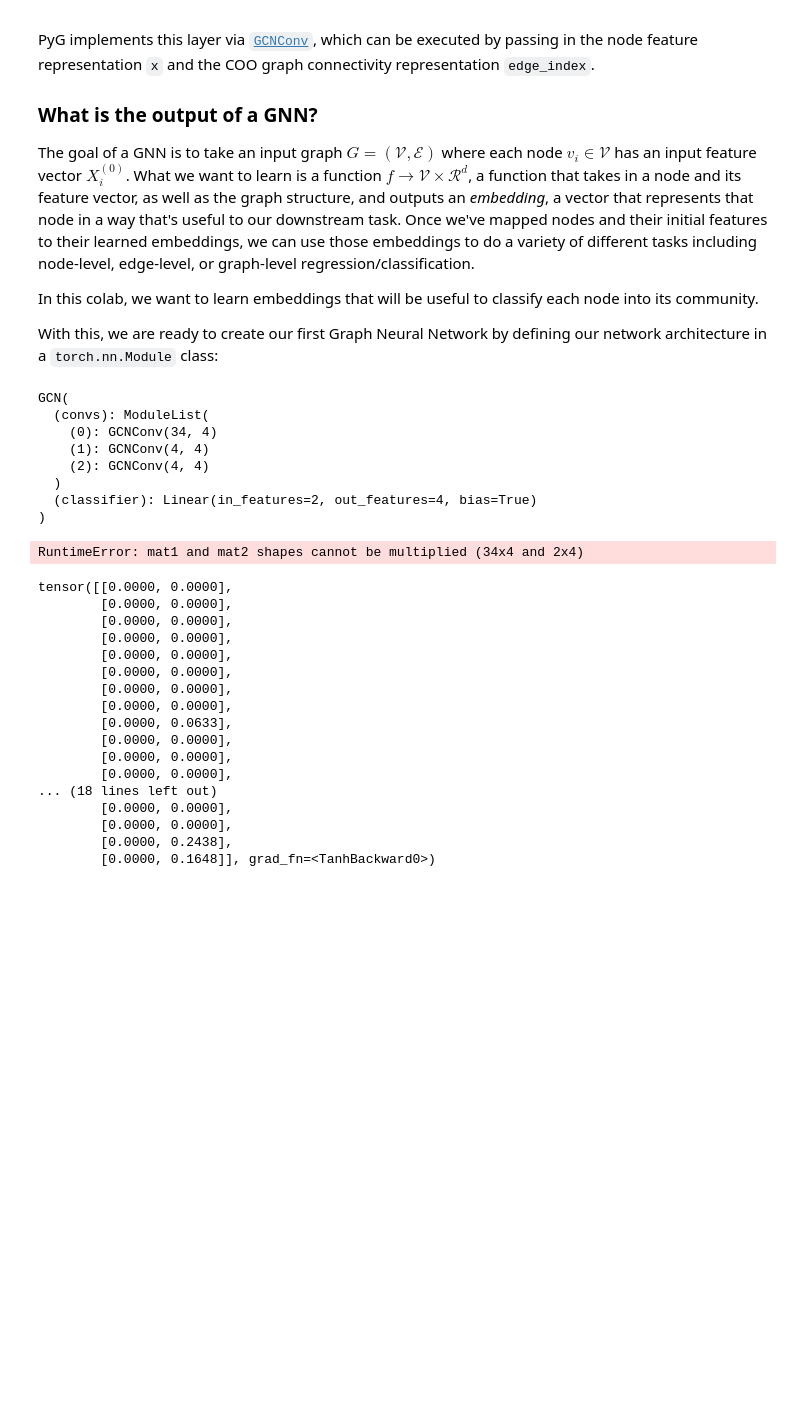
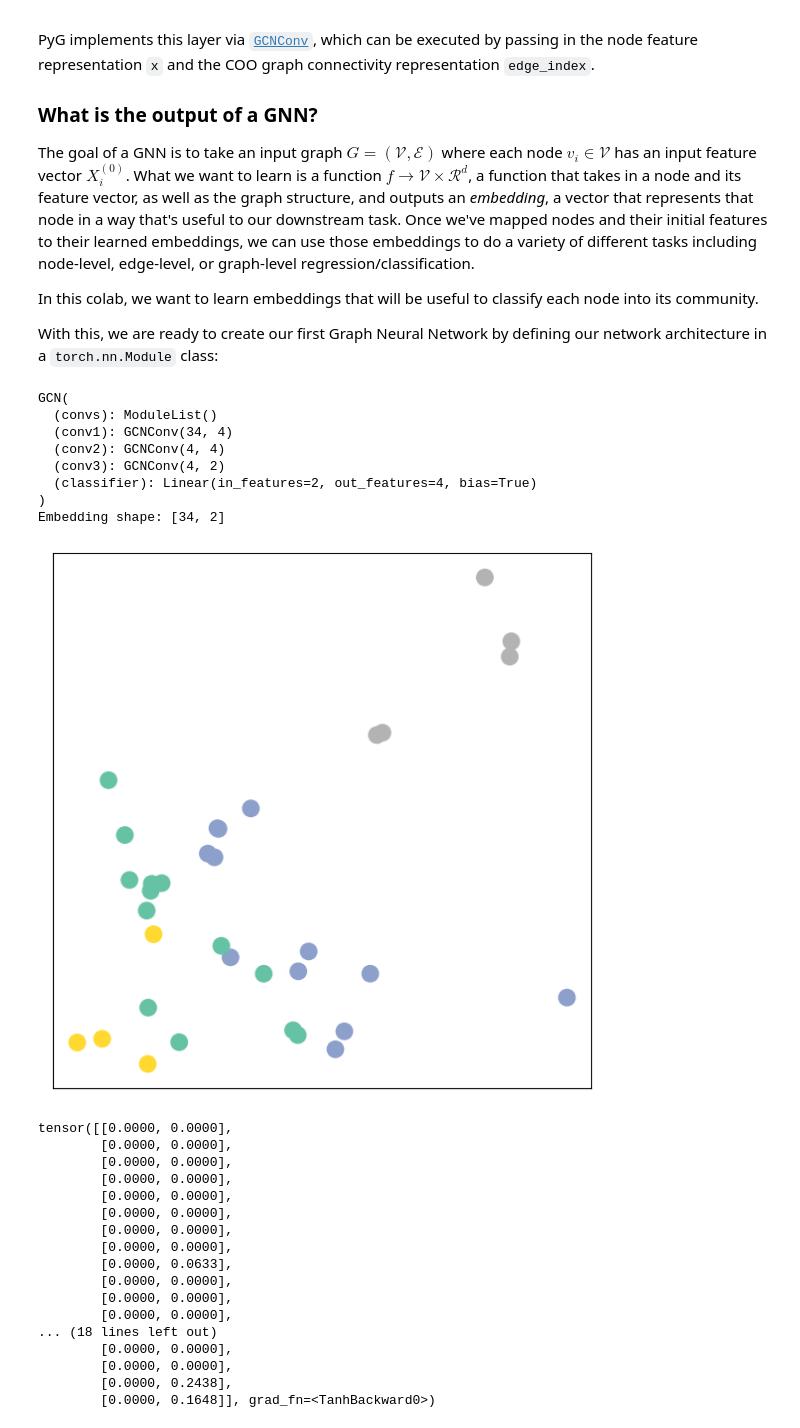
Before and after one commit to wkrt7/stanford_graph_ml_course, a Jupyter notebook: CS224W_Colab_0.ipynb, the cells around one changed output. Cells and saved outputs as stored; diff of their text form; code cells hidden in the pictures; blank space fills up the shorter version.

```diff
--- a/CS224W_Colab_0.ipynb
+++ b/CS224W_Colab_0.ipynb
@@ -389,7 +389,7 @@ from torch.nn import Linear
 from torch_geometric.nn import GCNConv
 
 class GCN(torch.nn.Module):
-    def __init__(self, input_dim,hidden_dim,num_layers,dataset):
+    def __init__(self,dataset):
         super(GCN, self).__init__()
         torch.manual_seed(12345)
 
@@ -398,40 +398,40 @@ class GCN(torch.nn.Module):
         self.conv2 = GCNConv(4, 4)
         self.conv3 = GCNConv(4, 2)
         self.classifier = Linear(2, dataset.num_classes)
         # self.relu = torch.nn.ReLU()
         self.classifier = Linear(2, dataset.num_classes)
 
     def forward(self, x, edge_index):
 
         h = self.conv1(x, edge_index)
         h = h.tanh()
         h = self.conv2(h, edge_index)
         h = h.tanh()
         h = self.conv3(h, edge_index)
         h = h.tanh()  # Final GNN embedding space.
 
         # Apply a final (linear) classifier.
         out = self.classifier(h)
 
         return out, h
 
-model = GCN(input_dim=dataset.num_features, hidden_dim=4, num_layers=3,dataset=dataset)
+model = GCN(dataset=dataset)
 print(model)
 
 _, h = model(data.x, data.edge_index)
 print(f'Embedding shape: {list(h.shape)}')
 
 visualize(h, color=data.y)
 # %% [output]
 GCN(
-  (convs): ModuleList(
-    (0): GCNConv(34, 4)
-    (1): GCNConv(4, 4)
-    (2): GCNConv(4, 4)
-  )
+  (convs): ModuleList()
+  (conv1): GCNConv(34, 4)
+  (conv2): GCNConv(4, 4)
+  (conv3): GCNConv(4, 2)
   (classifier): Linear(in_features=2, out_features=4, bias=True)
 )
+Embedding shape: [34, 2]
-RuntimeError: mat1 and mat2 shapes cannot be multiplied (34x4 and 2x4)
+[figure, added]
 # %%
 h
 # %% [output]
```
Also changed, not shown: parts of 3 cells of this notebook.
